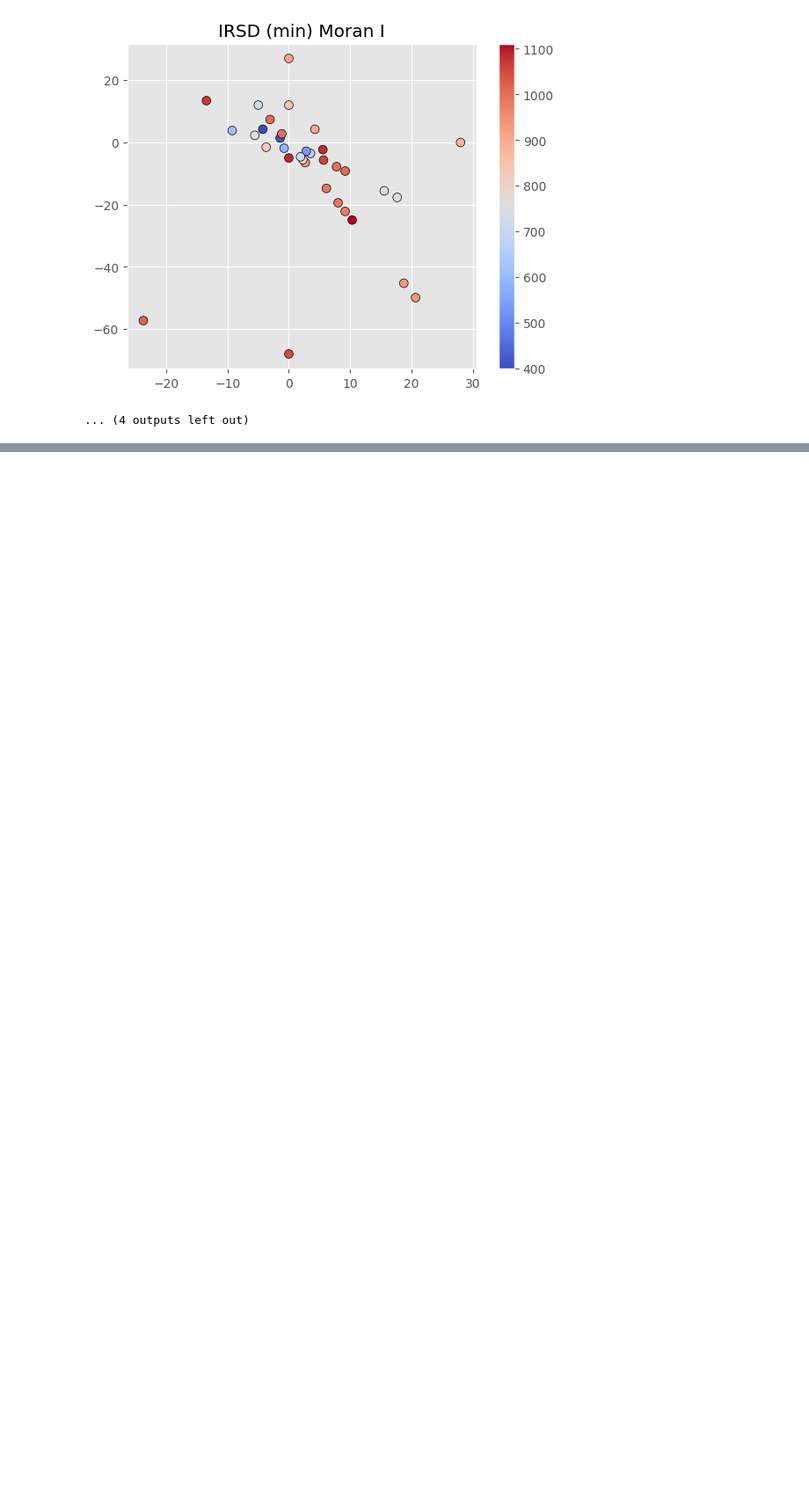
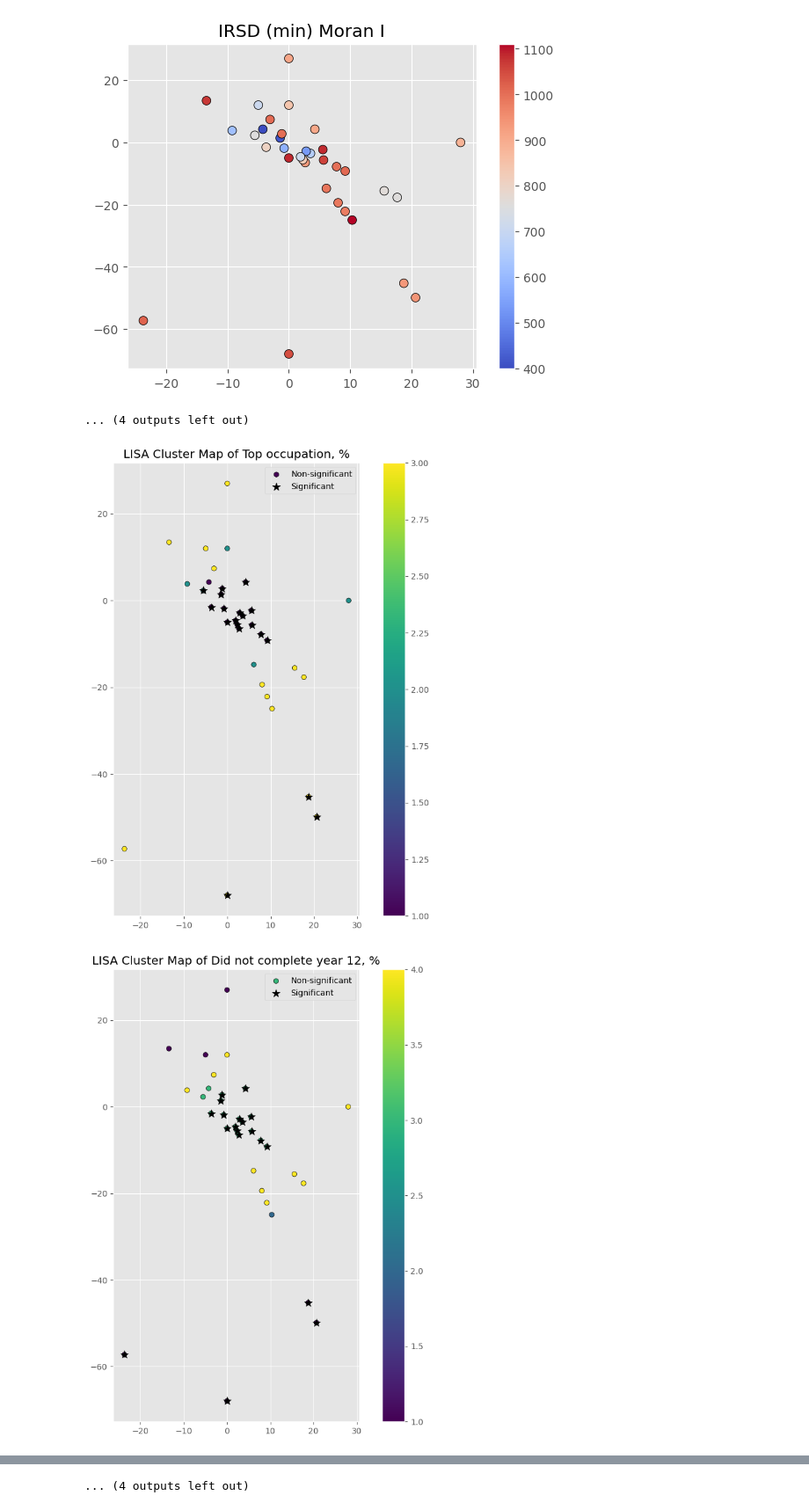
Before and after one commit to Subhasis-Biswas/ML4CPS_Project2, a Jupyter notebook: socio_demographic.ipynb, the cells around one changed output, grey strips where cells are left out. Shown at 88% size. Cells and saved outputs as stored; diff of their text form; code cells hidden in the pictures; blank space fills up the shorter version.

```diff
--- a/socio_demographic.ipynb
+++ b/socio_demographic.ipynb
@@ -333,3 +333,22 @@ for i in significant_feats:
 [figure]
 [figure]
 ... (4 outputs left out)
+# %%
+# do LISAs for all the significant features
+# Create a dictionary to store the significant LISA clusters
+
+for feat in significant_feats:
+	lisa = Moran_Local(socio_data[feat], w)
+	significant = lisa.p_sim < 0.05
+	gdf.loc[significant, f'LISA Cluster {feat}'] = lisa.q[significant]
+
+	# Plot significant clusters with colors for different cluster types
+	fig, ax = plt.subplots(figsize=(10, 10))
+	gdf.assign(cluster=lisa.q).plot(column='cluster', ax=ax, legend=True, cmap='viridis', edgecolor='black')
+	gdf.loc[significant].plot(ax=ax, marker='*', color='black', markersize=100)
+	plt.title(f"LISA Cluster Map of {feat}")
+	plt.legend(['Non-significant', 'Significant'])
+	plt.show()
+# %% [output]
+[figure, added]
+[figure, added]
@@ -335,0 +365 @@ for i in significant_feats:
+... (4 outputs left out)
```
Also changed, not shown: parts of 1 cell of this notebook, 2 other files.
